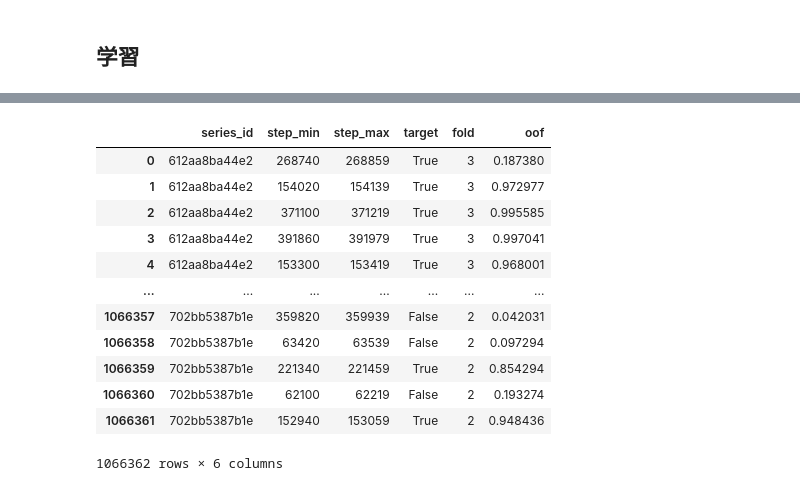
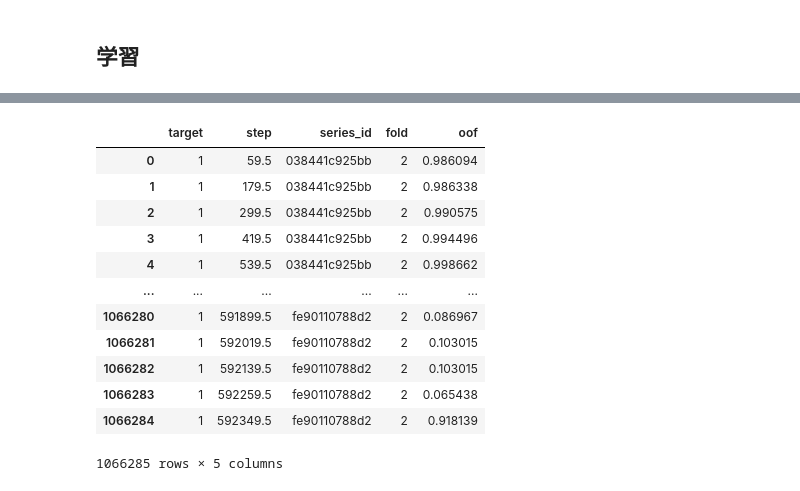
Before and after one commit to penguin-prg/child-mind-institute-detect-sleep-states, a Jupyter notebook: model/step_classifier/train.ipynb, the cells around one changed output, grey strips where cells are left out. Cells and saved outputs as stored; diff of their text form; code cells hidden in the pictures.

```diff
--- a/model/step_classifier/train.ipynb
+++ b/model/step_classifier/train.ipynb
@@ -162,16 +245,0 @@ train = train.drop(columns=features)
-# %%
-train
-# %% [output]
-|  | series_id | step_min | step_max | target | fold | oof |
-| 0 | 612aa8ba44e2 | 268740 | 268859 | True | 3 | 0.187380 |
-| 1 | 612aa8ba44e2 | 154020 | 154139 | True | 3 | 0.972977 |
-| 2 | 612aa8ba44e2 | 371100 | 371219 | True | 3 | 0.995585 |
-| 3 | 612aa8ba44e2 | 391860 | 391979 | True | 3 | 0.997041 |
-| 4 | 612aa8ba44e2 | 153300 | 153419 | True | 3 | 0.968001 |
-| ... | ... | ... | ... | ... | ... | ... |
-| 1066357 | 702bb5387b1e | 359820 | 359939 | False | 2 | 0.042031 |
-| 1066358 | 702bb5387b1e | 63420 | 63539 | False | 2 | 0.097294 |
-| 1066359 | 702bb5387b1e | 221340 | 221459 | True | 2 | 0.854294 |
-| 1066360 | 702bb5387b1e | 62100 | 62219 | False | 2 | 0.193274 |
-| 1066361 | 702bb5387b1e | 152940 | 153059 | True | 2 | 0.948436 |
-1066362 rows × 6 columns
@@ -179,0 +246,19 @@ train = train.sort_values(["series_id", "step_min"]).reset_index(drop=True)
+# %%
+train = train.drop(columns=features.all_features())
+train = train.sort_values(["series_id", "step"]).reset_index(drop=True)
+train.to_csv(os.path.join(CFG["output_dir"], "oof.csv"), index=False)
+train
+# %% [output]
+|  | target | step | series_id | fold | oof |
+| 0 | 1 | 59.5 | 038441c925bb | 2 | 0.986094 |
+| 1 | 1 | 179.5 | 038441c925bb | 2 | 0.986338 |
+| 2 | 1 | 299.5 | 038441c925bb | 2 | 0.990575 |
+| 3 | 1 | 419.5 | 038441c925bb | 2 | 0.994496 |
+| 4 | 1 | 539.5 | 038441c925bb | 2 | 0.998662 |
+| ... | ... | ... | ... | ... | ... |
+| 1066280 | 1 | 591899.5 | fe90110788d2 | 2 | 0.086967 |
+| 1066281 | 1 | 592019.5 | fe90110788d2 | 2 | 0.103015 |
+| 1066282 | 1 | 592139.5 | fe90110788d2 | 2 | 0.103015 |
+| 1066283 | 1 | 592259.5 | fe90110788d2 | 2 | 0.065438 |
+| 1066284 | 1 | 592349.5 | fe90110788d2 | 2 | 0.918139 |
+1066285 rows × 5 columns
```
Also changed, not shown: parts of 13 cells of this notebook, 1 other file.
